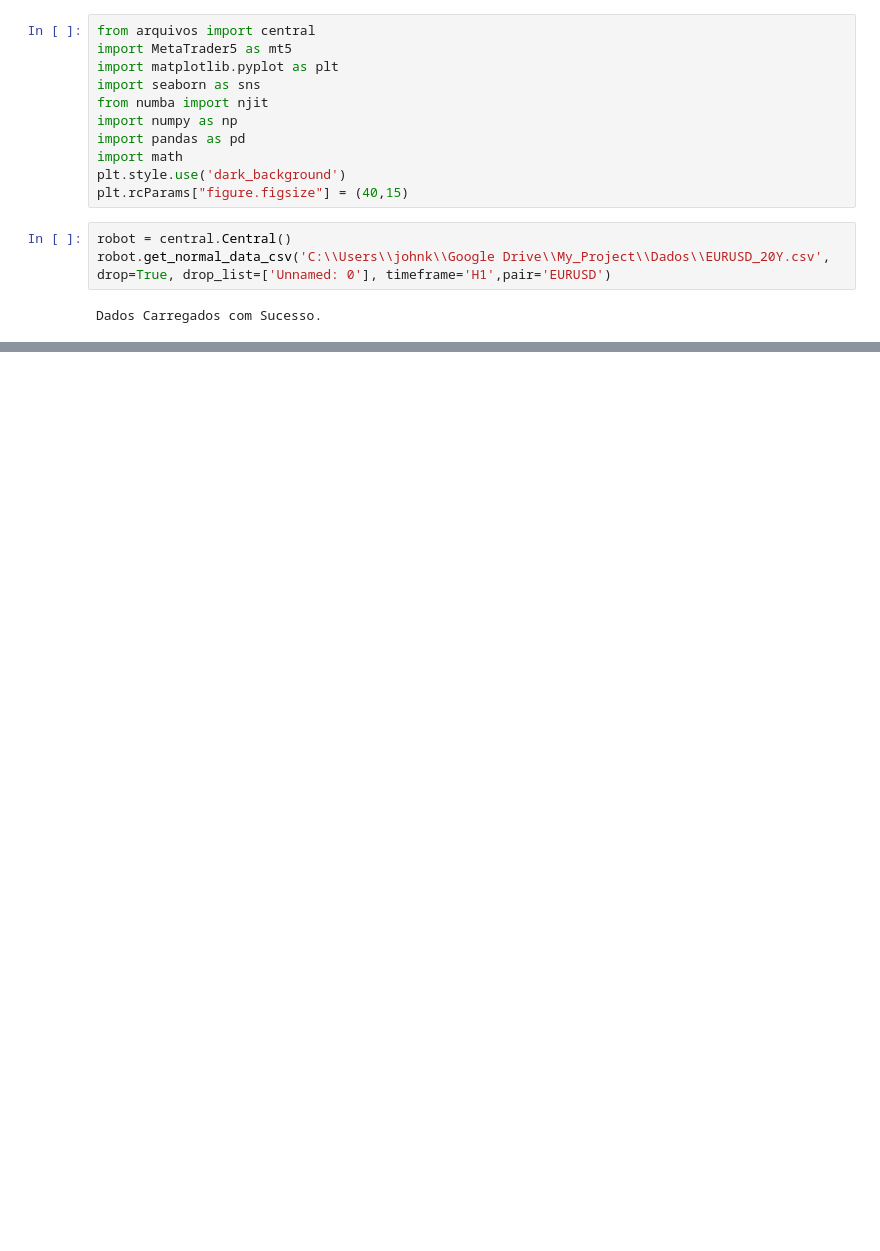
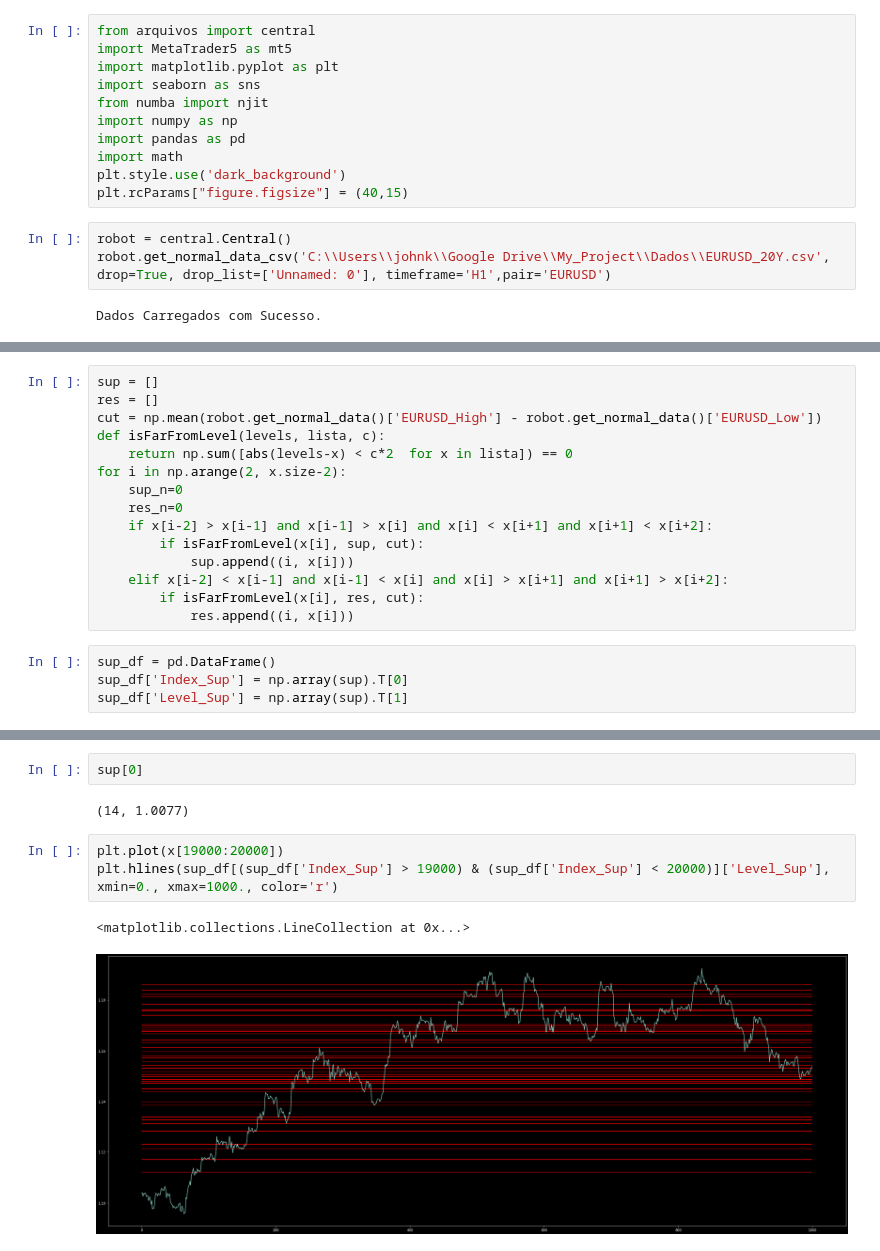
Before and after one commit to SrJMaia/backup-first-studies, a Jupyter notebook: EA/analysis.ipynb, the cells around one changed output, grey strips where cells are left out. Saved outputs shown, nothing was run; the diff lists cells and outputs as text; blank space fills up the shorter version.

```diff
--- a/EA/analysis.ipynb
+++ b/EA/analysis.ipynb
@@ -422,0 +62,19 @@ False
+# %%
+sup = []
+res = []
+cut = np.mean(robot.get_normal_data()['EURUSD_High'] - robot.get_normal_data()['EURUSD_Low'])
+def isFarFromLevel(levels, lista, c):
+    return np.sum([abs(levels-x) < c*2  for x in lista]) == 0
+for i in np.arange(2, x.size-2):
+    sup_n=0
+    res_n=0
+    if x[i-2] > x[i-1] and x[i-1] > x[i] and x[i] < x[i+1] and x[i+1] < x[i+2]:
+        if isFarFromLevel(x[i], sup, cut):
+            sup.append((i, x[i]))
+    elif x[i-2] < x[i-1] and x[i-1] < x[i] and x[i] > x[i+1] and x[i+1] > x[i+2]:
+        if isFarFromLevel(x[i], res, cut):
+            res.append((i, x[i]))
+# %%
+sup_df = pd.DataFrame()
+sup_df['Index_Sup'] = np.array(sup).T[0]
+sup_df['Level_Sup'] = np.array(sup).T[1]
@@ -422,0 +117,10 @@ False
+# %%
+sup[0]
+# %% [output]
+(14, 1.0077)
+# %%
+plt.plot(x[19000:20000])
+plt.hlines(sup_df[(sup_df['Index_Sup'] > 19000) & (sup_df['Index_Sup'] < 20000)]['Level_Sup'], xmin=0., xmax=1000., color='r')
+# %% [output]
+<matplotlib.collections.LineCollection at 0x...>
+[figure, added]
```
Also changed, not shown: parts of 59 cells of this notebook, 2 other files.
